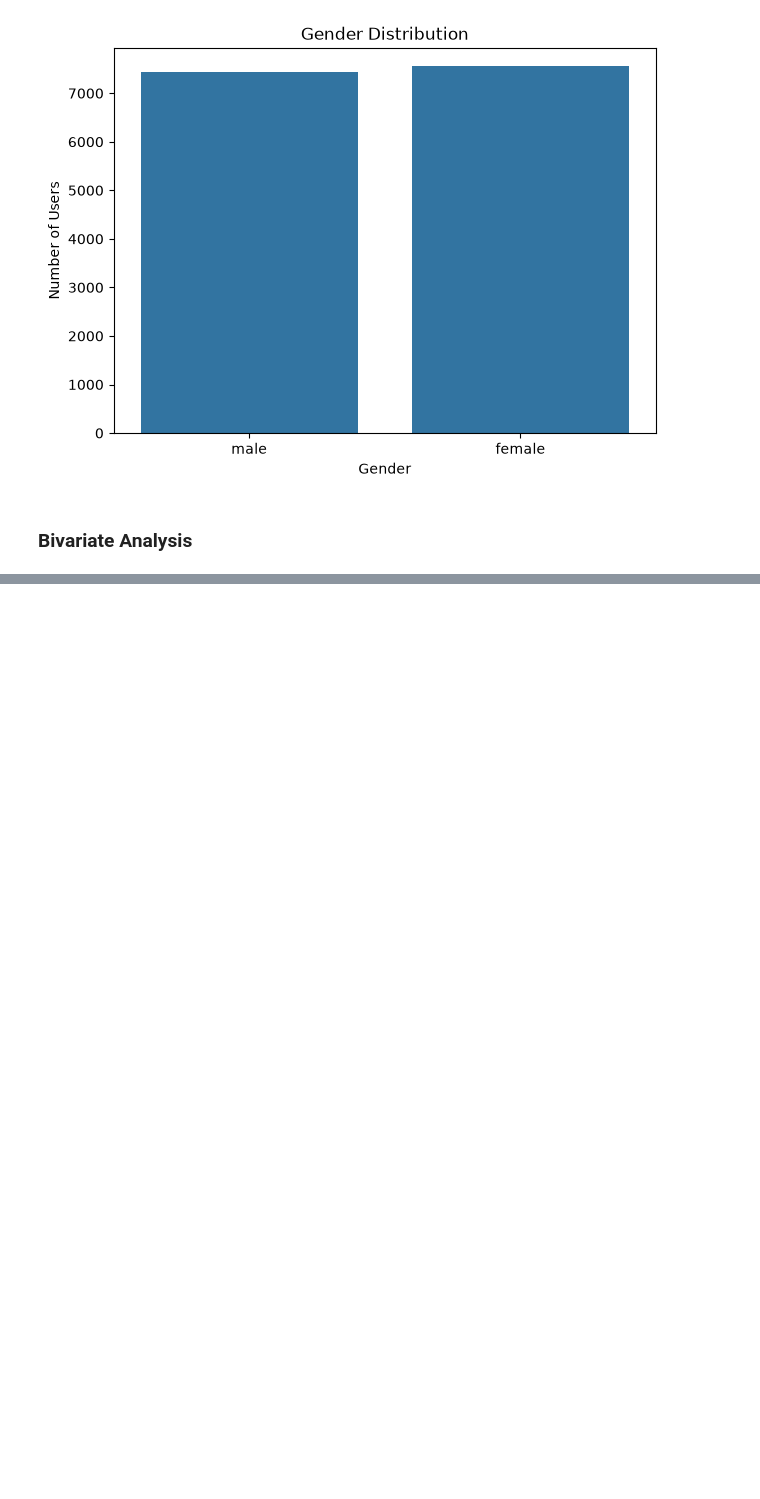
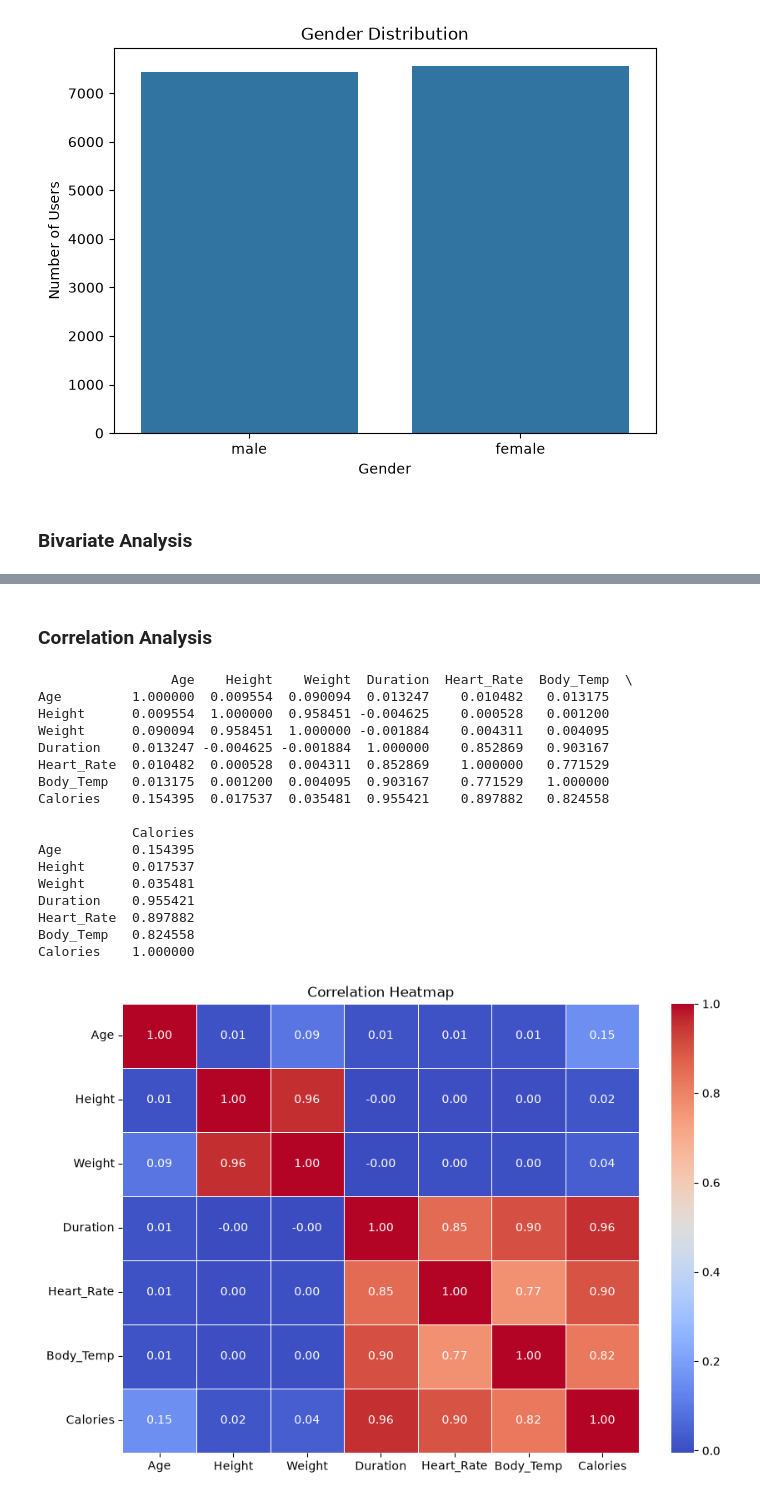
Before and after one commit to Jayadevika-jd/FitPredict, a Jupyter notebook: Notebooks/Fitpredict_preprocessinng.ipynb, the cells around one changed output, grey strips where cells are left out. Saved outputs shown, nothing was run; the diff lists cells and outputs as text; code cells hidden in the pictures; blank space fills up the shorter version.

```diff
--- a/Notebooks/Fitpredict_preprocessinng.ipynb
+++ b/Notebooks/Fitpredict_preprocessinng.ipynb
@@ -393,0 +437,30 @@ plt.show()
+# %% [markdown]
+### Correlation Analysis
+# %%
+correlation=df_clean[num_columns].corr()
+print(correlation)
+
+plt.figure(figsize=(10,7))
+sns.heatmap(correlation,annot=True,cmap="coolwarm",fmt=".2f",linewidth=0.5)
+
+plt.title("Correlation Heatmap")
+plt.show()
+# %% [output]
+                 Age    Height    Weight  Duration  Heart_Rate  Body_Temp  \
+Age         1.000000  0.009554  0.090094  0.013247    0.010482   0.013175
+Height      0.009554  1.000000  0.958451 -0.004625    0.000528   0.001200
+Weight      0.090094  0.958451  1.000000 -0.001884    0.004311   0.004095
+Duration    0.013247 -0.004625 -0.001884  1.000000    0.852869   0.903167
+Heart_Rate  0.010482  0.000528  0.004311  0.852869    1.000000   0.771529
+Body_Temp   0.013175  0.001200  0.004095  0.903167    0.771529   1.000000
+Calories    0.154395  0.017537  0.035481  0.955421    0.897882   0.824558
+
+            Calories
+Age         0.154395
+Height      0.017537
+Weight      0.035481
+Duration    0.955421
+Heart_Rate  0.897882
+Body_Temp   0.824558
+Calories    1.000000
+[figure, added]
```
Also changed, not shown: parts of 8 cells of this notebook.
